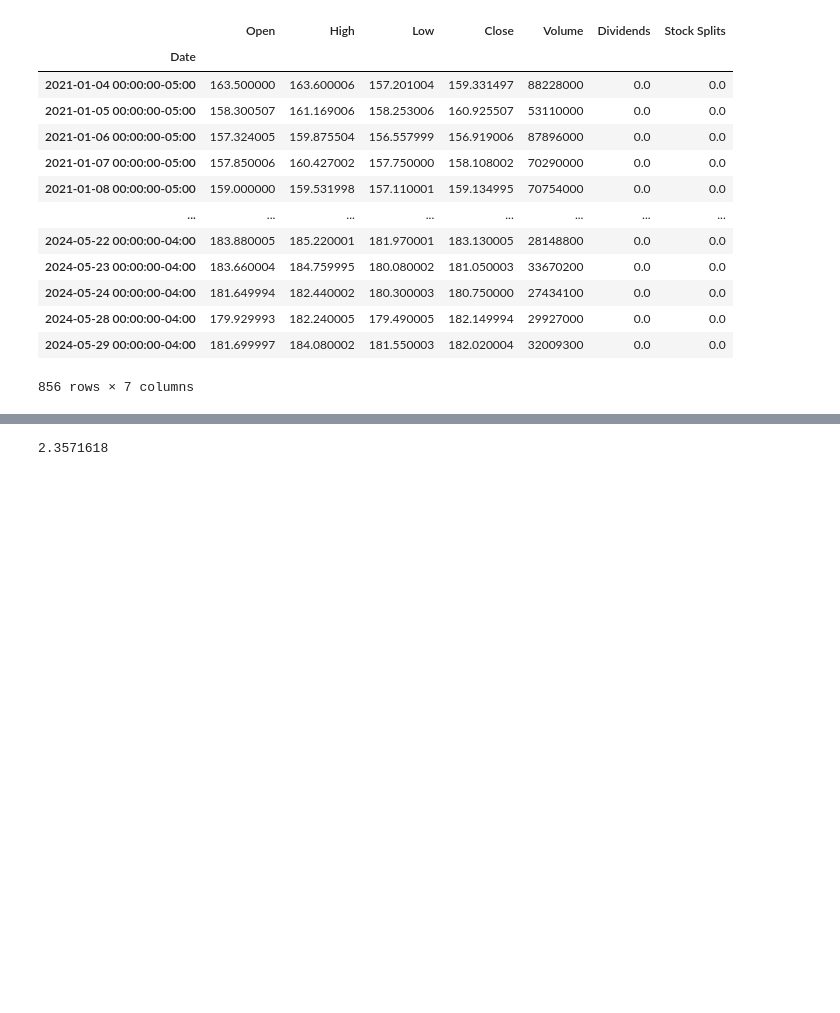
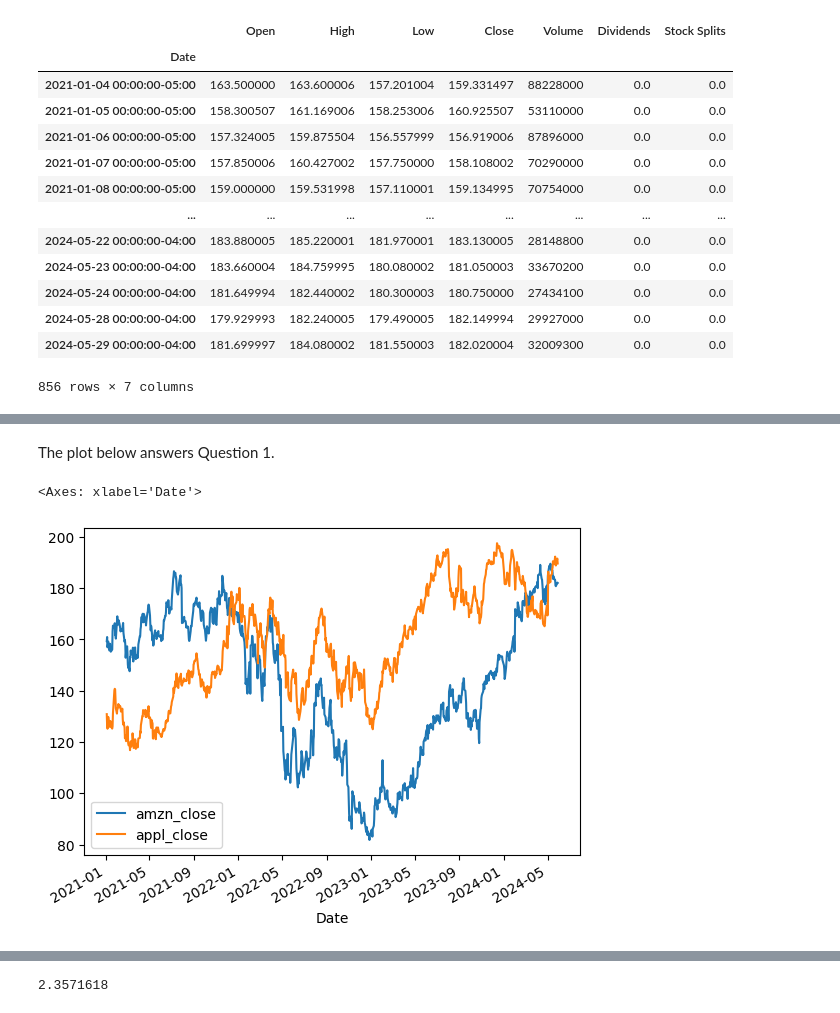
Before and after one commit to Olivierj23/stock_forecast, a Jupyter notebook: main.ipynb, the cells around one changed output, grey strips where cells are left out. Cells and saved outputs as stored; diff of their text form; code cells hidden in the pictures; blank space fills up the shorter version.

```diff
--- a/main.ipynb
+++ b/main.ipynb
@@ -9,2 +10,5 @@ amzn
 # %% [output]
 yfinance.Ticker object <AMZN>
+# %%
+appl = yf.Ticker("AAPL")
+print(appl)
@@ -53,0 +75,3 @@ plt.plot(amzn_history[["Close"]].values)
+# %%
+appl_history = appl.history(start="2021-01-01", end="2024-05-30")
+appl_history
@@ -53,0 +93,8 @@ plt.plot(amzn_history[["Close"]].values)
+# %% [markdown]
+The plot below answers Question 1.
+# %%
+combined_df = pd.concat([amzn_history["Open"],amzn_history["Close"], appl_history["Close"], appl_history["Open"]],keys=["amzn_open","amzn_close", "appl_open", "appl_close"], axis=1)
+combined_df[['amzn_close', 'appl_close']].plot()
+# %% [output]
+<Axes: xlabel='Date'>
+[figure, added]
```
Also changed, not shown: parts of 22 cells of this notebook, 2 other files.
